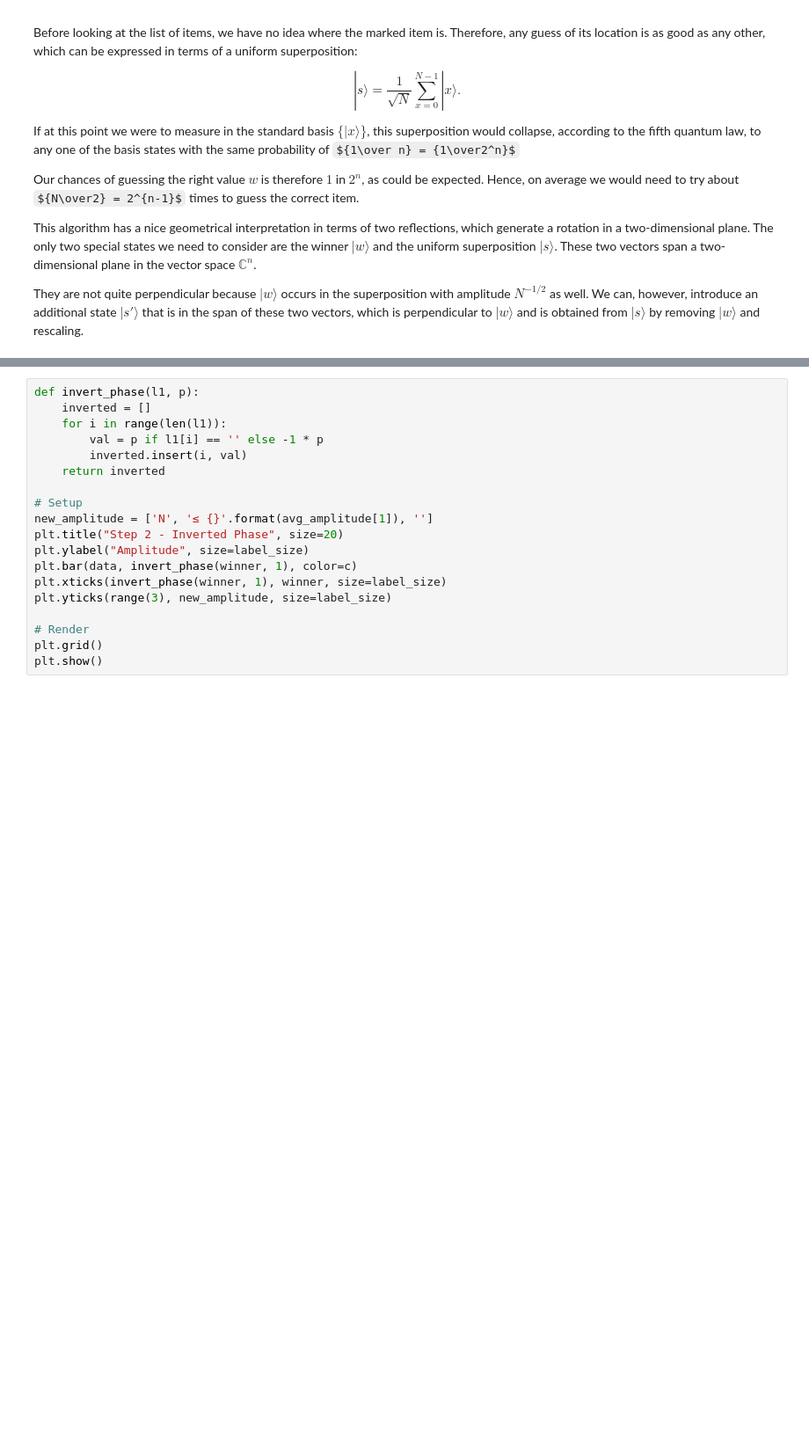
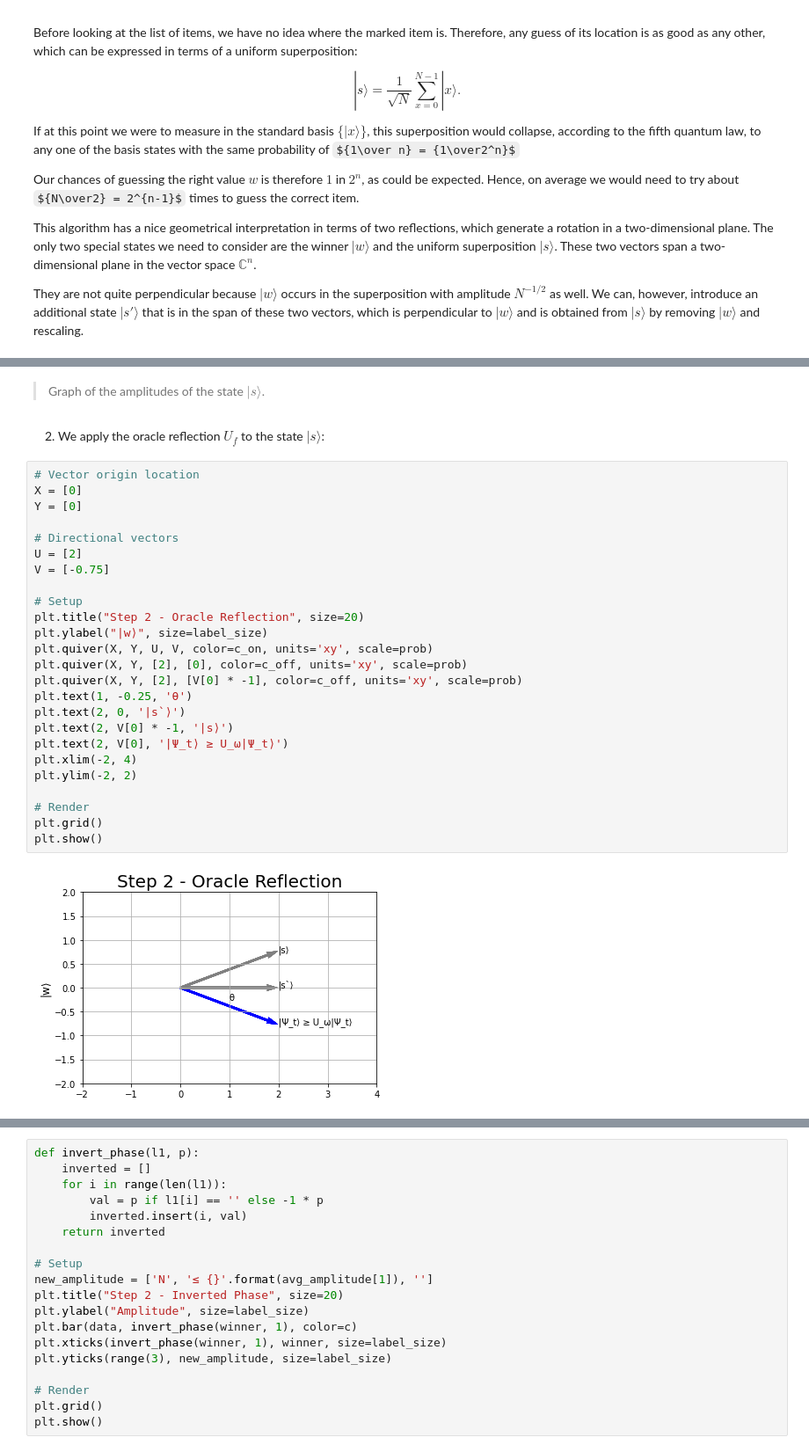
Before and after one commit to jraleman/qcra, a Jupyter notebook: quantum_risk_analysis.ipynb, the cells around one changed output, grey strips where cells are left out. Shown: that part at 88% size. Cells and saved outputs as stored; diff of their text form; some formulas as TeX source; blank space fills up the shorter version.

```diff
--- a/quantum_risk_analysis.ipynb
+++ b/quantum_risk_analysis.ipynb
@@ -207,0 +199,31 @@ Geometrically this corresponds to a reflection of the state $|s⟩$ about $|s′
+# %% [markdown]
+> Graph of the amplitudes of the state $|s⟩$.
+# %% [markdown]
+2. We apply the oracle reflection $U_f$ to the state $|s⟩$:
+# %%
+# Vector origin location
+X = [0]
+Y = [0]
+
+# Directional vectors
+U = [2]
+V = [-0.75]
+
+# Setup
+plt.title("Step 2 - Oracle Reflection", size=20)
+plt.ylabel("|w⟩", size=label_size)
+plt.quiver(X, Y, U, V, color=c_on, units='xy', scale=prob)
+plt.quiver(X, Y, [2], [0], color=c_off, units='xy', scale=prob)
+plt.quiver(X, Y, [2], [V[0] * -1], color=c_off, units='xy', scale=prob)
+plt.text(1, -0.25, 'θ')
+plt.text(2, 0, '|s`⟩')
+plt.text(2, V[0] * -1, '|s⟩')
+plt.text(2, V[0], '|Ψ_t⟩ ≥ U_ω|Ψ_t⟩')
+plt.xlim(-2, 4)
+plt.ylim(-2, 2)
+
+# Render
+plt.grid()
+plt.show()
+# %% [output]
+[figure, added]
```
Also changed, not shown: parts of 15 cells of this notebook, 3 other files.
